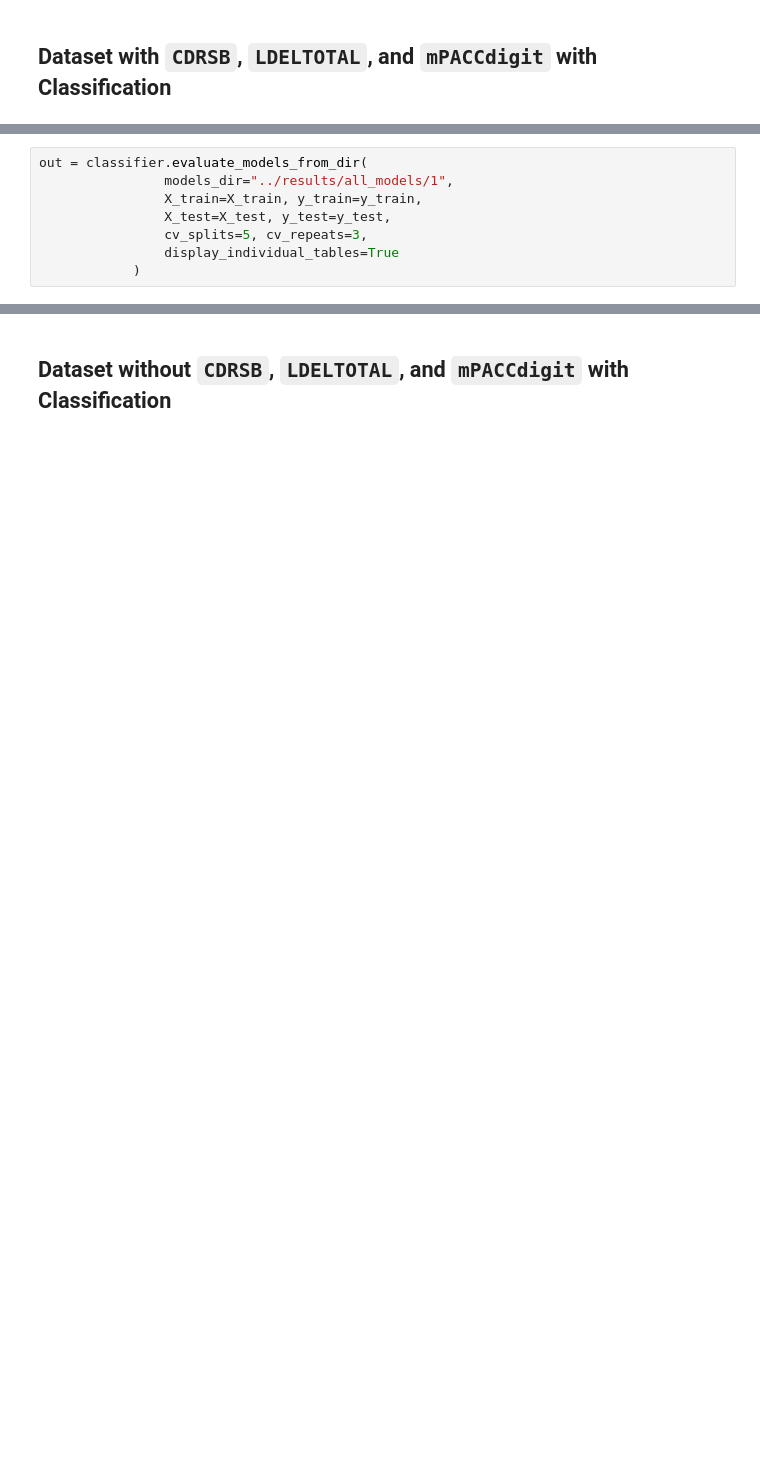
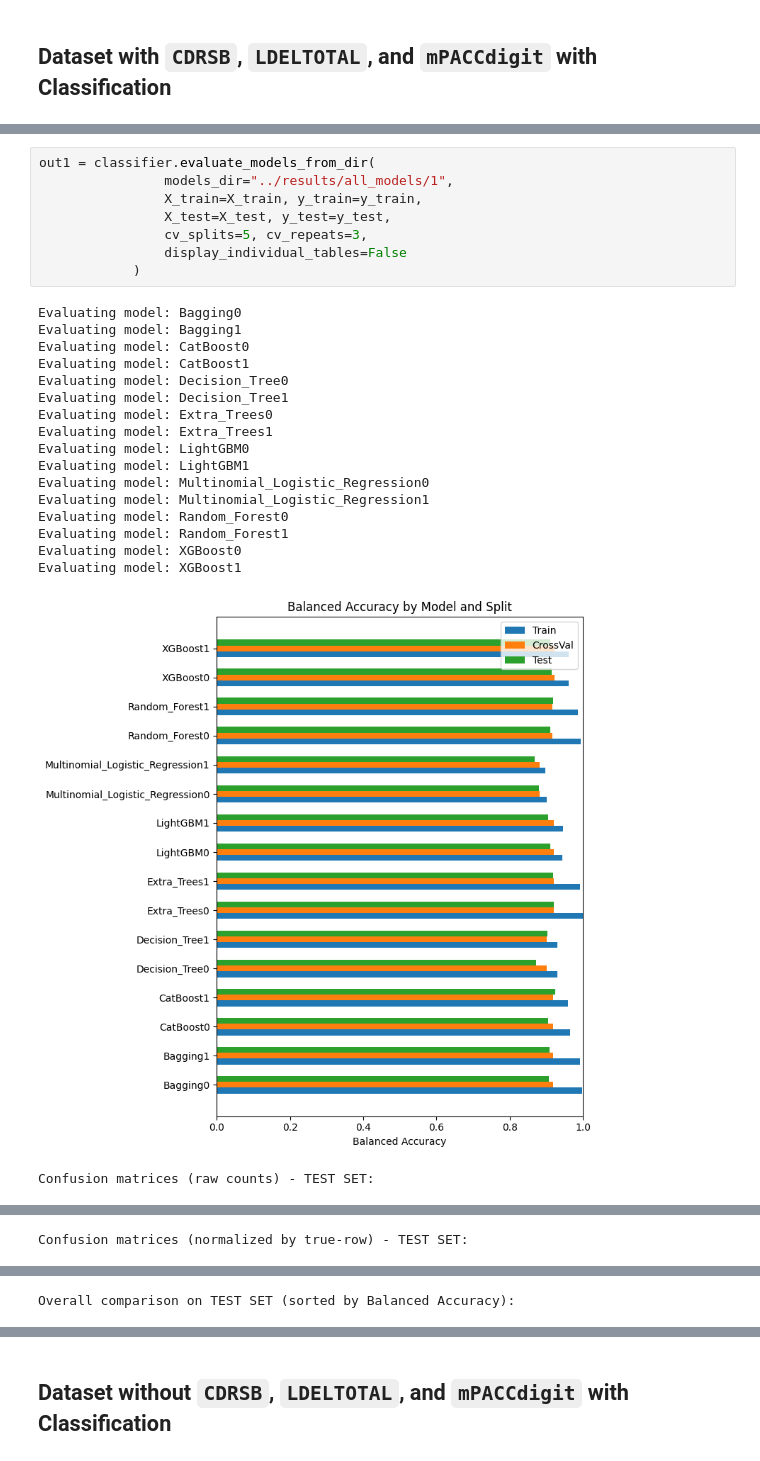
Before and after one commit to Tenshin000/CogniPredictAD, a Jupyter notebook: notebooks/09_Models_Evaluation.ipynb, the cells around one changed output, grey strips where cells are left out. Cells and saved outputs as stored; diff of their text form; blank space fills up the shorter version.

Commit message:
Product Classification Models

```diff
--- a/notebooks/09_Models_Evaluation.ipynb
+++ b/notebooks/09_Models_Evaluation.ipynb
@@ -38,8 +39,27 @@ classifier = ADNIClassifier()
 # %%
-out = classifier.evaluate_models_from_dir(
+out1 = classifier.evaluate_models_from_dir(
                 models_dir="../results/all_models/1",
                 X_train=X_train, y_train=y_train,
                 X_test=X_test, y_test=y_test,
                 cv_splits=5, cv_repeats=3,
-                display_individual_tables=True
+                display_individual_tables=False
             )
+# %% [output]
+Evaluating model: Bagging0
+Evaluating model: Bagging1
+Evaluating model: CatBoost0
+Evaluating model: CatBoost1
+Evaluating model: Decision_Tree0
+Evaluating model: Decision_Tree1
+Evaluating model: Extra_Trees0
+Evaluating model: Extra_Trees1
+Evaluating model: LightGBM0
+Evaluating model: LightGBM1
+Evaluating model: Multinomial_Logistic_Regression0
+Evaluating model: Multinomial_Logistic_Regression1
+Evaluating model: Random_Forest0
+Evaluating model: Random_Forest1
+Evaluating model: XGBoost0
+Evaluating model: XGBoost1
+[figure, added]
+Confusion matrices (raw counts) - TEST SET:
@@ -45,0 +67 @@ out = classifier.evaluate_models_from_dir(
+Confusion matrices (normalized by true-row) - TEST SET:
@@ -45,0 +69 @@ out = classifier.evaluate_models_from_dir(
+Overall comparison on TEST SET (sorted by Balanced Accuracy):
```
Also changed, not shown: parts of 12 cells of this notebook, 29 other files.
